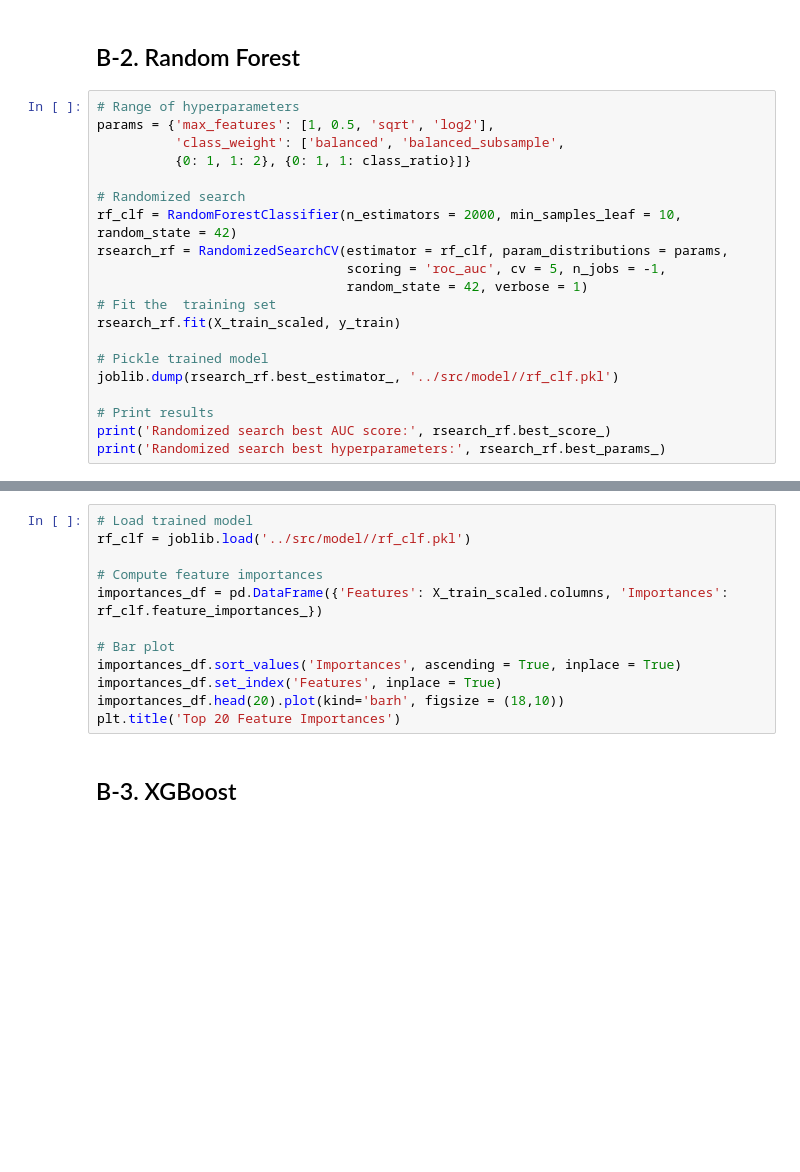
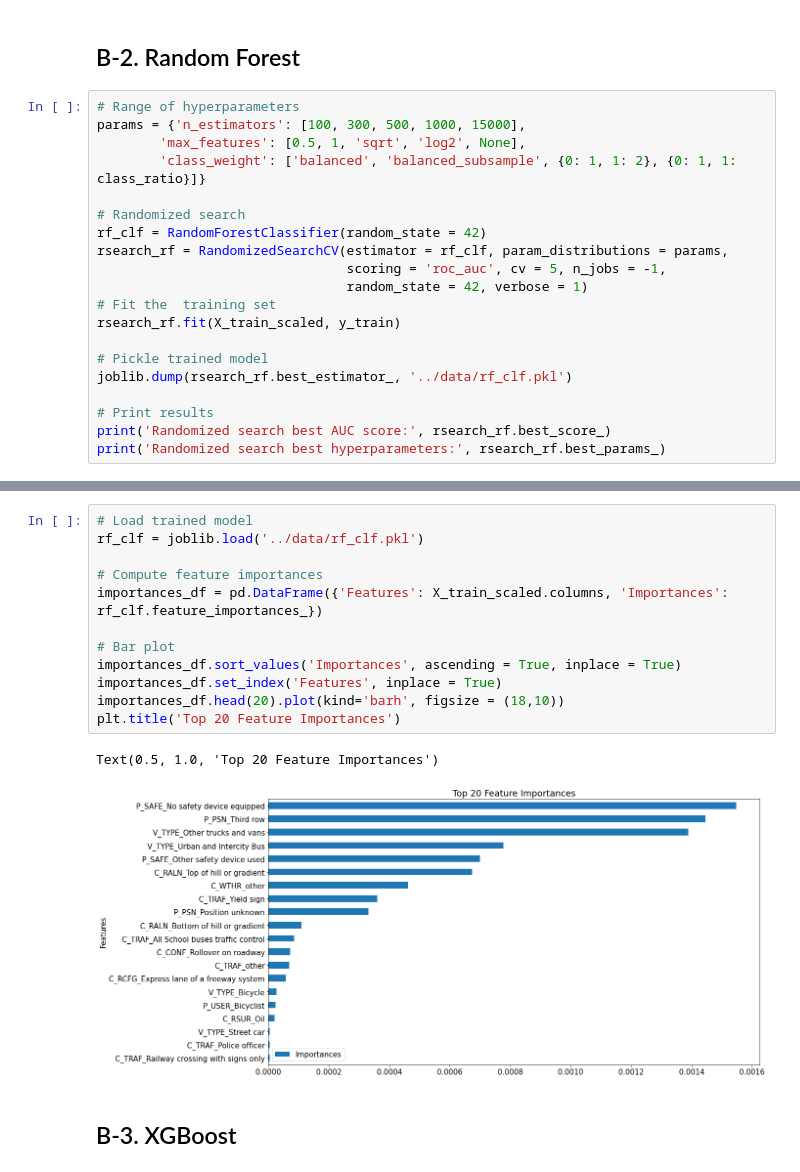
Before and after one commit to Owerre/imbalanced-learning, a Jupyter notebook: canada-collision/notebooks/04-ml_1.ipynb, the cells around one changed output, grey strips where cells are left out. Drawn from its saved outputs; the diff is of its cells as text; blank space fills up the shorter version.

```diff
--- a/canada-collision/notebooks/04-ml_1.ipynb
+++ b/canada-collision/notebooks/04-ml_1.ipynb
@@ -610,12 +610,12 @@ Grid search best parameters: {'C': 0.03125, 'class_weight': 'balanced'}
 ## B-2. Random Forest
 # %%
 # Range of hyperparameters
-params = {'max_features': [1, 0.5, 'sqrt', 'log2'],
-          'class_weight': ['balanced', 'balanced_subsample',
-          {0: 1, 1: 2}, {0: 1, 1: class_ratio}]}
+params = {'n_estimators': [100, 300, 500, 1000, 15000],
+        'max_features': [0.5, 1, 'sqrt', 'log2', None],
+        'class_weight': ['balanced', 'balanced_subsample', {0: 1, 1: 2}, {0: 1, 1: class_ratio}]}
 
 # Randomized search
-rf_clf = RandomForestClassifier(n_estimators = 2000, min_samples_leaf = 10, random_state = 42)
+rf_clf = RandomForestClassifier(random_state = 42)
 rsearch_rf = RandomizedSearchCV(estimator = rf_clf, param_distributions = params,
                                 scoring = 'roc_auc', cv = 5, n_jobs = -1,
                                 random_state = 42, verbose = 1)
@@ -623,7 +623,7 @@ rsearch_rf = RandomizedSearchCV(estimator = rf_clf, param_distributions = params
 rsearch_rf.fit(X_train_scaled, y_train)
 
 # Pickle trained model
-joblib.dump(rsearch_rf.best_estimator_, '../src/model//rf_clf.pkl')
+joblib.dump(rsearch_rf.best_estimator_, '../data/rf_clf.pkl')
 
 # Print results
 print('Randomized search best AUC score:', rsearch_rf.best_score_)
@@ -634,15 +638,18 @@ Fitting 5 folds for each of 10 candidates, totalling 50 fits
 # %%
 # Load trained model
-rf_clf = joblib.load('../src/model//rf_clf.pkl')
+rf_clf = joblib.load('../data/rf_clf.pkl')
 
 # Compute feature importances
 importances_df = pd.DataFrame({'Features': X_train_scaled.columns, 'Importances': rf_clf.feature_importances_})
 
 # Bar plot
 importances_df.sort_values('Importances', ascending = True, inplace = True)
 importances_df.set_index('Features', inplace = True)
 importances_df.head(20).plot(kind='barh', figsize = (18,10))
 plt.title('Top 20 Feature Importances')
+# %% [output]
+Text(0.5, 1.0, 'Top 20 Feature Importances')
+[figure, added]
 # %% [markdown]
 ## B-3. XGBoost
 # %%
```
Also changed, not shown: parts of 31 cells of this notebook, 4 other files.
